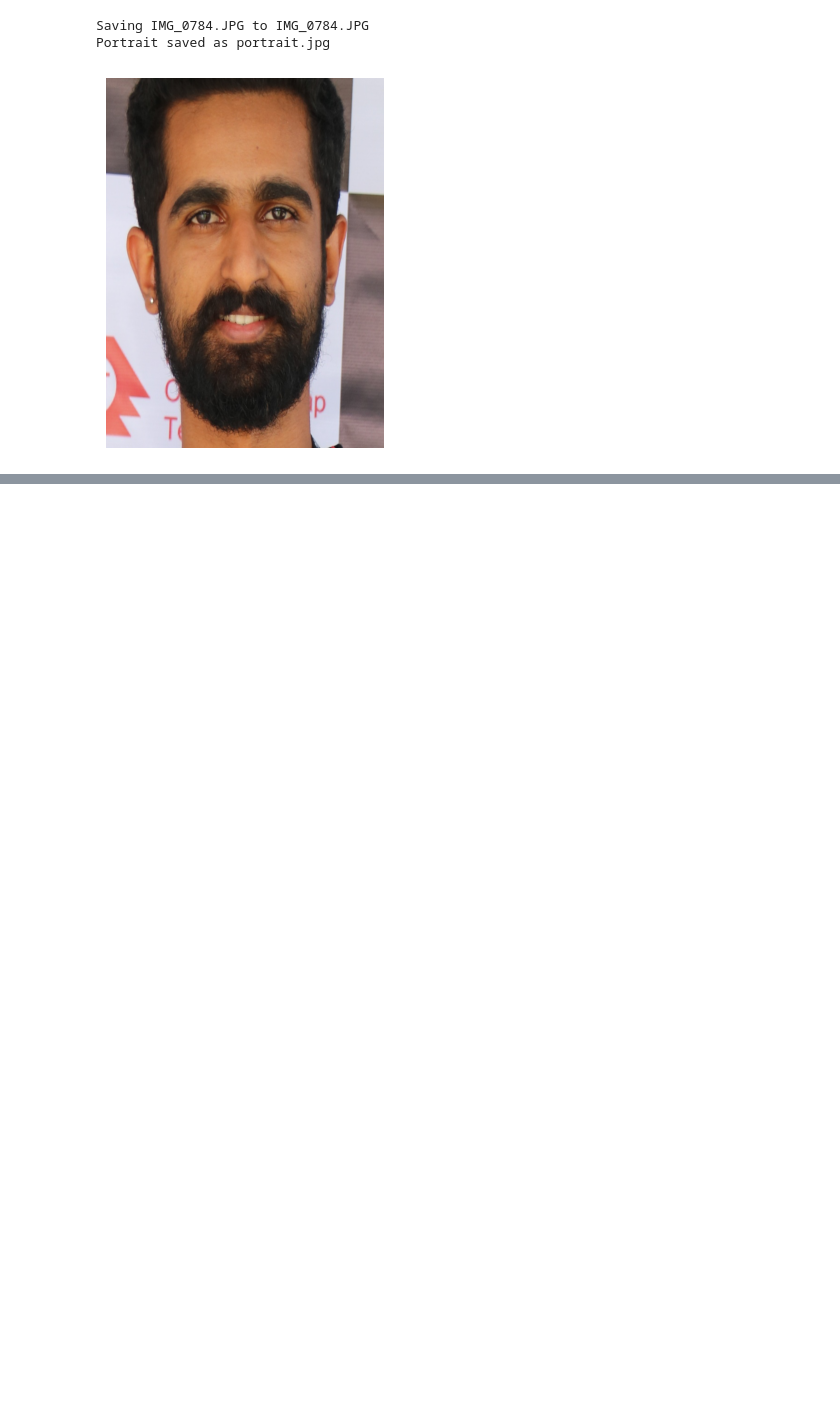
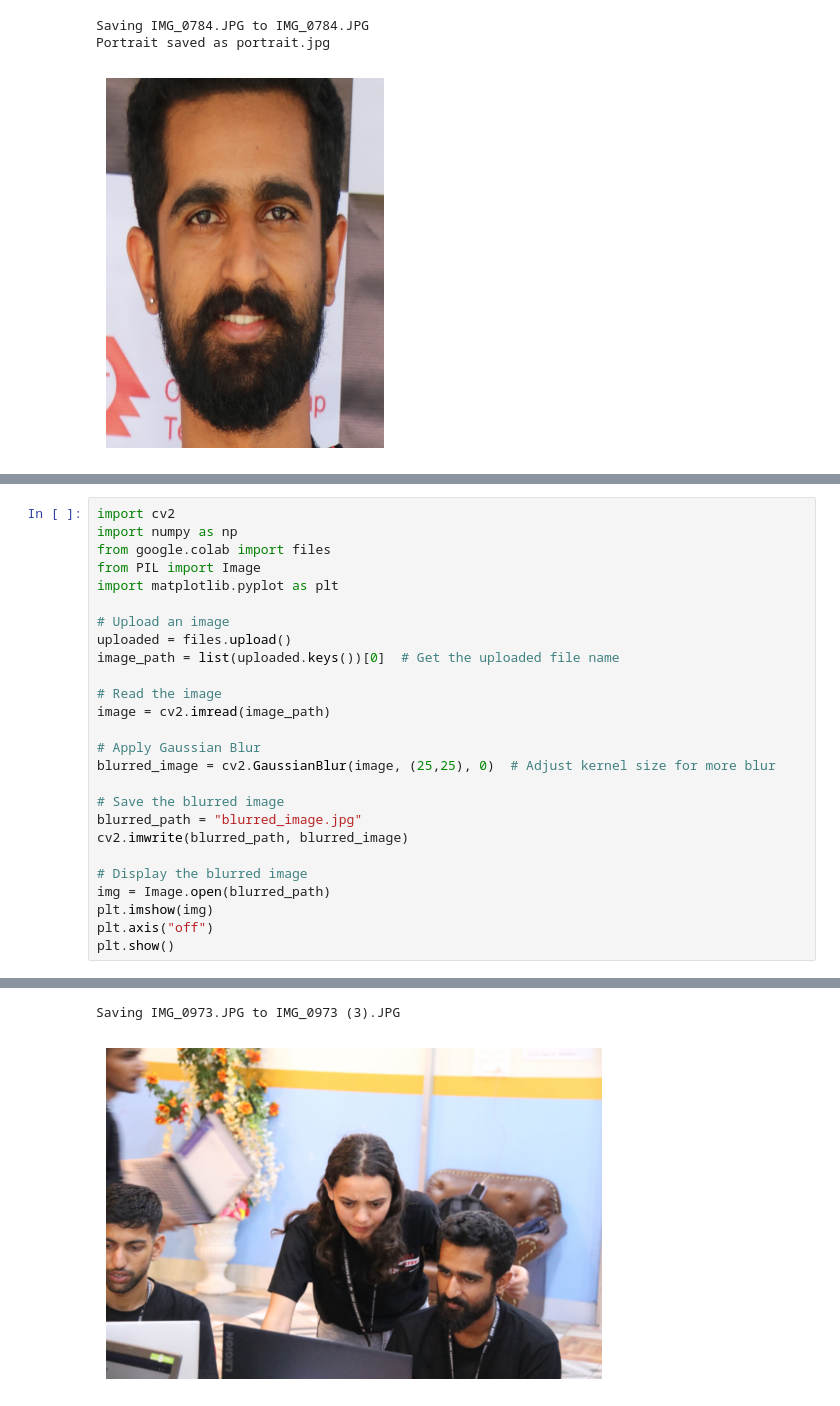
Before and after one commit to BhojRajBist/BhojRajBist, a Jupyter notebook: img_to_potrait.ipynb, the cells around one changed output, grey strips where cells are left out. Cells and saved outputs as stored; diff of their text form; blank space fills up the shorter version.

```diff
--- a/img_to_potrait.ipynb
+++ b/img_to_potrait.ipynb
@@ -71,0 +77,27 @@ Portrait saved as portrait.jpg
+# %%
+import cv2
+import numpy as np
+from google.colab import files
+from PIL import Image
+import matplotlib.pyplot as plt
+
+# Upload an image
+uploaded = files.upload()
+image_path = list(uploaded.keys())[0]  # Get the uploaded file name
+
+# Read the image
+image = cv2.imread(image_path)
+
+# Apply Gaussian Blur
+blurred_image = cv2.GaussianBlur(image, (25,25), 0)  # Adjust kernel size for more blur
+
+# Save the blurred image
+blurred_path = "blurred_image.jpg"
+cv2.imwrite(blurred_path, blurred_image)
+
+# Display the blurred image
+img = Image.open(blurred_path)
+plt.imshow(img)
+plt.axis("off")
+plt.show()
+# %% [output]
@@ -71,0 +105,2 @@ Portrait saved as portrait.jpg
+Saving IMG_0973.JPG to IMG_0973 (3).JPG
+[figure, added]
```
Also changed, not shown: parts of 2 cells of this notebook.
